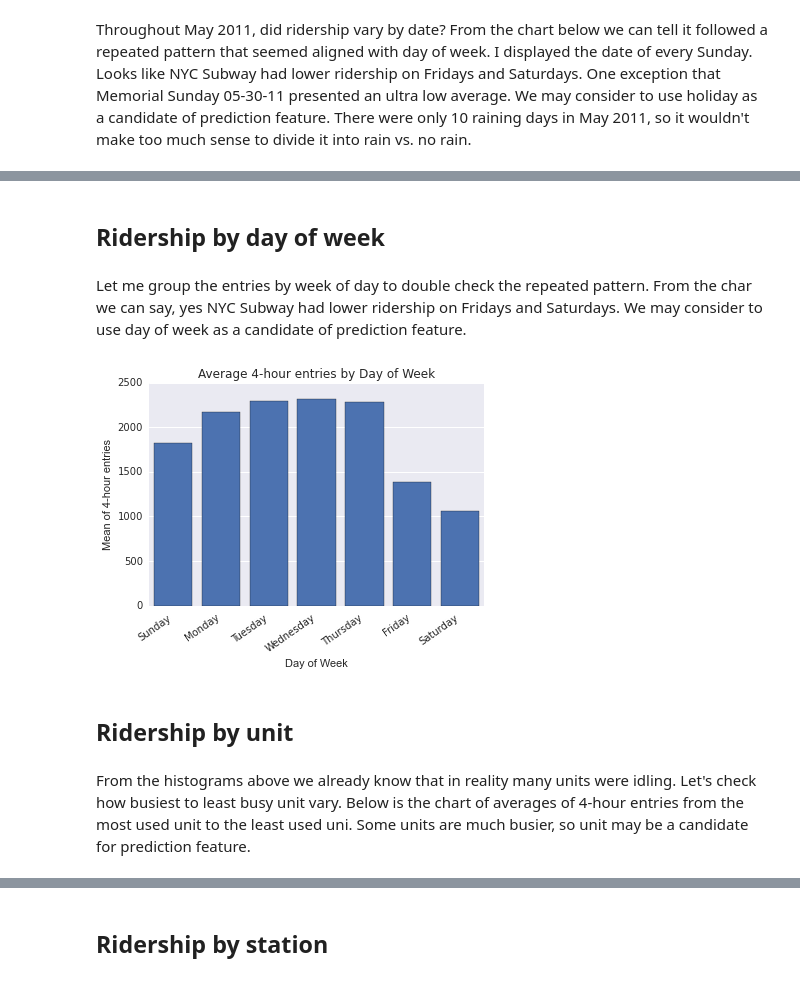
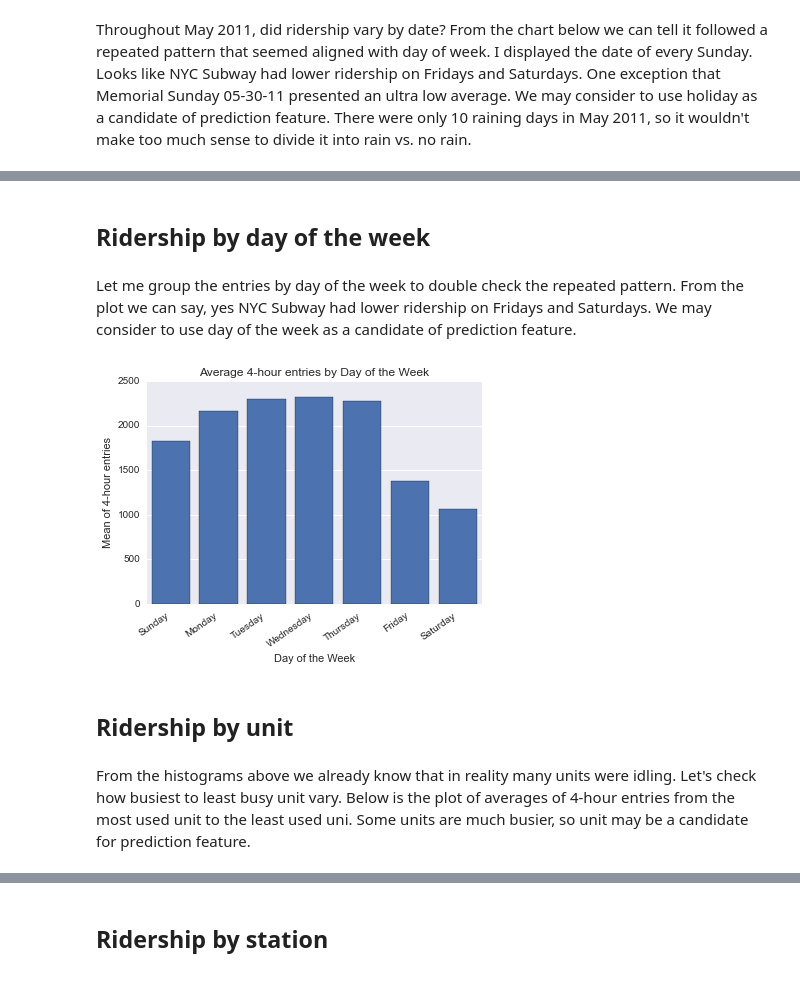
Before and after one commit to meilanou/NYCSubway, a Jupyter notebook: 0. Exploring data.ipynb, the cells around one changed output, grey strips where cells are left out. Cells and saved outputs as stored; diff of their text form; code cells hidden in the pictures.

```diff
--- a/0. Exploring data.ipynb
+++ b/0. Exploring data.ipynb
@@ -188,17 +188,17 @@ plot_4_hour_average_entries_bar(date_group['DATEn'], date_group['ENTRIESn_hourly
 # %% [markdown]
-## Ridership by day of week
+## Ridership by day of the week
 # %% [markdown]
-Let me group the entries by week of day to double check the repeated pattern. From the char we can say, yes NYC Subway had lower ridership on Fridays and Saturdays. We may consider to use day of week as a candidate of prediction feature.
+Let me group the entries by day of the week to double check the repeated pattern. From the plot we can say, yes NYC Subway had lower ridership on Fridays and Saturdays. We may consider to use day of the week as a candidate of prediction feature.
 # %%
 day_week_group = df.groupby(['day_week'])[['day_week', 'ENTRIESn_hourly']].aggregate(np.mean)
 week_days = ['Sunday', 'Monday', 'Tuesday', 'Wednesday', 'Thursday', 'Friday', 'Saturday']
-plot_4_hour_average_entries_bar(day_week_group['day_week'], day_week_group['ENTRIESn_hourly'], 'Day of Week', xticklabels=week_days)
+plot_4_hour_average_entries_bar(day_week_group['day_week'], day_week_group['ENTRIESn_hourly'], 'Day of the Week', xticklabels=week_days)
 # %% [output]
-[figure, old version]
+[figure, new version]
 # %% [markdown]
 ## Ridership by unit
 # %% [markdown]
-From the histograms above we already know that in reality many units were idling. Let's check how busiest to least busy unit vary. Below is the chart of averages of 4-hour entries from the most used unit to the least used uni. Some units are much busier, so unit may be a candidate for prediction feature.
+From the histograms above we already know that in reality many units were idling. Let's check how busiest to least busy unit vary. Below is the plot of averages of 4-hour entries from the most used unit to the least used uni. Some units are much busier, so unit may be a candidate for prediction feature.
 # %%
 '''
 Plot basic connected data points sorted from high to low
```
Also changed, not shown: parts of 12 cells of this notebook, 1 other file.
